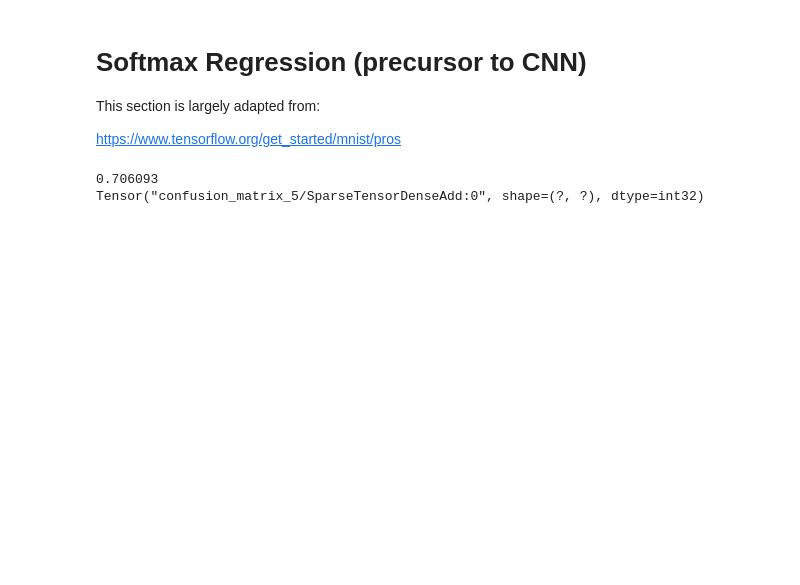
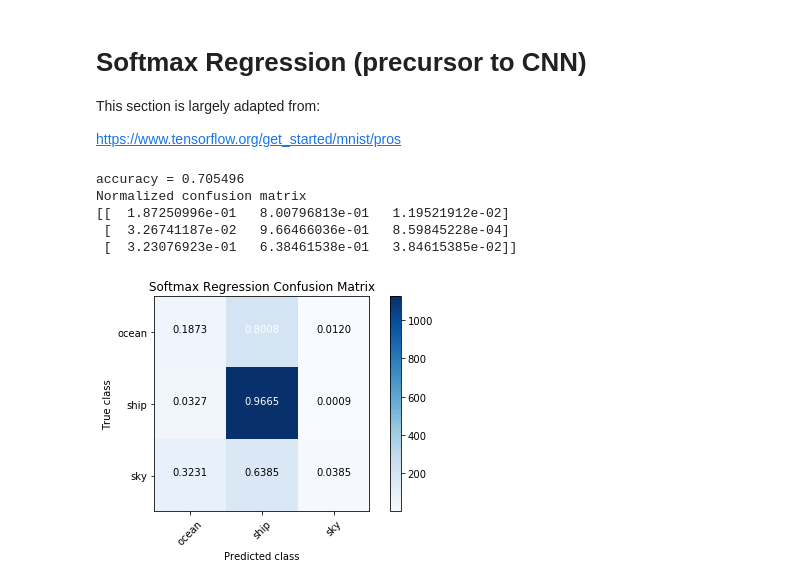
Before and after one commit to jordantrc/ml-project, a Jupyter notebook: code/project.ipynb, the cells around one changed output. Drawn from its saved outputs; the diff is of its cells as text; code cells hidden in the pictures; blank space fills up the shorter version.

Commit message:
softmax working

```diff
--- a/code/project.ipynb
+++ b/code/project.ipynb
@@ -7,6 +7,7 @@ import matplotlib.pyplot as plt
 import numpy as np
 import pandas as pd
 import random
+import tensorflow as tf
 from PIL import Image
 from sklearn import discriminant_analysis
 from sklearn import metrics
@@ -116,8 +117,13 @@ def next_batch(X, y, offset, step):
 def one_hot(y, classes):
     """
     takes as input a list of response values as strings, returns
-    a one-hot matrix given the class ordering provided
+    a one-hot matrix given the class ordering provided, and the map
+    to return the index to classes
     """
+    class_map = {}
+    for i, cl in enumerate(classes):
+        class_map[i] = cl
+
     one_hot_matrix = []
     for response in y:
         row = [0] * len(classes)
@@ -125,7 +131,7 @@ def one_hot(y, classes):
         one_hot_matrix.append(row)
 
     one_hot_matrix = np.array(one_hot_matrix)
-    return one_hot_matrix
+    return one_hot_matrix, class_map
 # %%
 # import data from data.csv
 y = []
@@ -429,16 +445,38 @@ batch_size = 100
 for _ in range(1000):
     X_batch, y_batch, offset = next_batch(X_train, y_train, offset, batch_size)
     # generate one-hot encoding for the response
-    y_one_hot = one_hot(y_batch, classes)
+    y_one_hot, class_map = one_hot(y_batch, classes)
     sess.run(train_step, feed_dict={x: X_batch, y_: y_one_hot})
-# %%
-# evaluate the model
-y_true = tf.argmax(y_, 1)
-y_pred = tf.argmax(model, 1)
-
-y_one_hot = one_hot(y_test, classes)
-print(accuracy.eval(feed_dict={x: X_test, y_: y_one_hot}))
-print(tf.confusion_matrix(y_true, y_pred))
-# %% [output]
-0.706093
-Tensor("confusion_matrix_5/SparseTensorDenseAdd:0", shape=(?, ?), dtype=int32)
+# %%
+# evaluate the model
+y_true = tf.argmax(y_, 1)
+y_pred = tf.argmax(model, 1)
+
+predictions = y_pred.eval(feed_dict={ x: X_test })
+
+# define metric
+correct_prediction = tf.equal(y_pred, y_true)
+accuracy = tf.reduce_mean(tf.cast(correct_prediction, tf.float32))
+
+y_one_hot, _ = one_hot(y_test, classes)
+#print(accuracy.eval(feed_dict={x: X_test, y_: y_one_hot}))
+accuracy_metric = sess.run(accuracy, feed_dict={x: X_test, y_: y_one_hot})
+print("accuracy = %s" % (accuracy_metric))
+
+sess.close()
+
+# calculate confusion matrix
+# return the predictions to class names
+class_predictions = []
+for pred in predictions:
+    class_predictions.append(class_map[pred])
+cm = metrics.confusion_matrix(y_test, np.array(class_predictions))
+plot_confusion_matrix(cm, classes, title="Softmax Regression Confusion Matrix")
+plt.show()
+# %% [output]
+accuracy = 0.705496
+Normalized confusion matrix
+[[  1.87250996e-01   8.00796813e-01   1.19521912e-02]
+ [  3.26741187e-02   9.66466036e-01   8.59845228e-04]
+ [  3.23076923e-01   6.38461538e-01   3.84615385e-02]]
+[figure, added]
```
Also changed, not shown: parts of 9 cells of this notebook.
